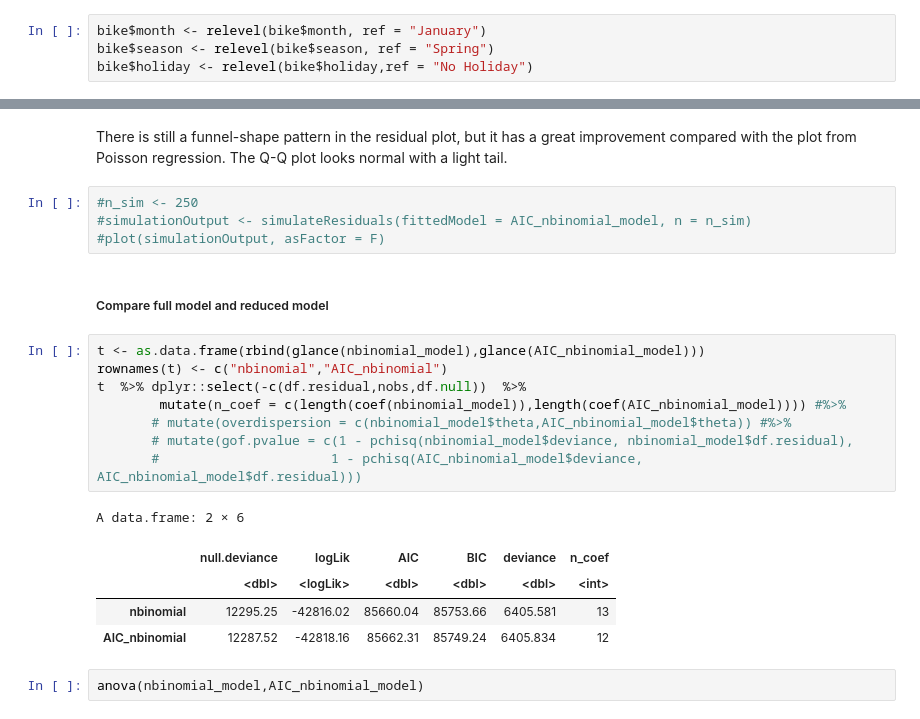
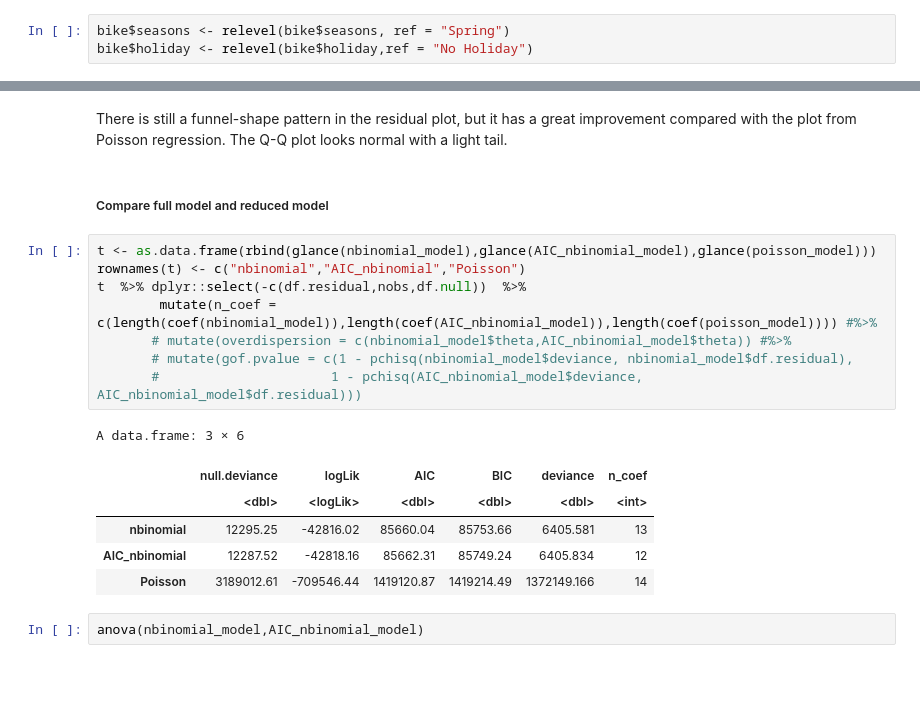
Before and after one commit to xiaohu1122/538A_project, a Jupyter notebook: 538A_Final_Project.ipynb, the cells around one changed output, grey strips where cells are left out. Drawn from its saved outputs; the diff is of its cells as text; blank space fills up the shorter version.

```diff
--- a/538A_Final_Project.ipynb
+++ b/538A_Final_Project.ipynb
@@ -99,6 +109,5 @@ We reordered levels in `month` and `holiday`, so the reference level in `month`
 # %%
-bike$month <- relevel(bike$month, ref = "January")
-bike$season <- relevel(bike$season, ref = "Spring")
+bike$seasons <- relevel(bike$seasons, ref = "Spring")
 bike$holiday <- relevel(bike$holiday,ref = "No Holiday")
 # %% [markdown]
 We remove the `date` and `month` column since we do not plan to do time series analysis. We also put `hour` into three categories--"morning", "afternoon" and "night".
@@ -416,26 +433,23 @@ qqline(res)
 Figure 5. Residuals vs fitted and QQ plot for Negative Binomial model.
 # %% [markdown]
 There is still a funnel-shape pattern in the residual plot, but it has a great improvement compared with the plot from Poisson regression. The Q-Q plot looks normal with a light tail.
-# %%
-#n_sim <- 250
-#simulationOutput <- simulateResiduals(fittedModel = AIC_nbinomial_model, n = n_sim)
-#plot(simulationOutput, asFactor = F)
 # %% [markdown]
 ##### Compare full model and reduced model
 # %%
-t <- as.data.frame(rbind(glance(nbinomial_model),glance(AIC_nbinomial_model)))
-rownames(t) <- c("nbinomial","AIC_nbinomial")
+t <- as.data.frame(rbind(glance(nbinomial_model),glance(AIC_nbinomial_model),glance(poisson_model)))
+rownames(t) <- c("nbinomial","AIC_nbinomial","Poisson")
 t  %>% dplyr::select(-c(df.residual,nobs,df.null))  %>%
-        mutate(n_coef = c(length(coef(nbinomial_model)),length(coef(AIC_nbinomial_model)))) #%>%
+        mutate(n_coef = c(length(coef(nbinomial_model)),length(coef(AIC_nbinomial_model)),length(coef(poisson_model)))) #%>%
        # mutate(overdispersion = c(nbinomial_model$theta,AIC_nbinomial_model$theta)) #%>%
        # mutate(gof.pvalue = c(1 - pchisq(nbinomial_model$deviance, nbinomial_model$df.residual),
        #                      1 - pchisq(AIC_nbinomial_model$deviance, AIC_nbinomial_model$df.residual)))
 # %% [output]
-A data.frame: 2 × 6
+A data.frame: 3 × 6
 |  | null.deviance | logLik | AIC | BIC | deviance | n_coef |
 |  | <dbl> | <logLik> | <dbl> | <dbl> | <dbl> | <int> |
 | nbinomial | 12295.25 | -42816.02 | 85660.04 | 85753.66 | 6405.581 | 13 |
 | AIC_nbinomial | 12287.52 | -42818.16 | 85662.31 | 85749.24 | 6405.834 | 12 |
+| Poisson | 3189012.61 | -709546.44 | 1419120.87 | 1419214.49 | 1372149.166 | 14 |
 # %%
 anova(nbinomial_model,AIC_nbinomial_model)
 # %% [output]
```
Also changed, not shown: parts of 10 cells of this notebook.
